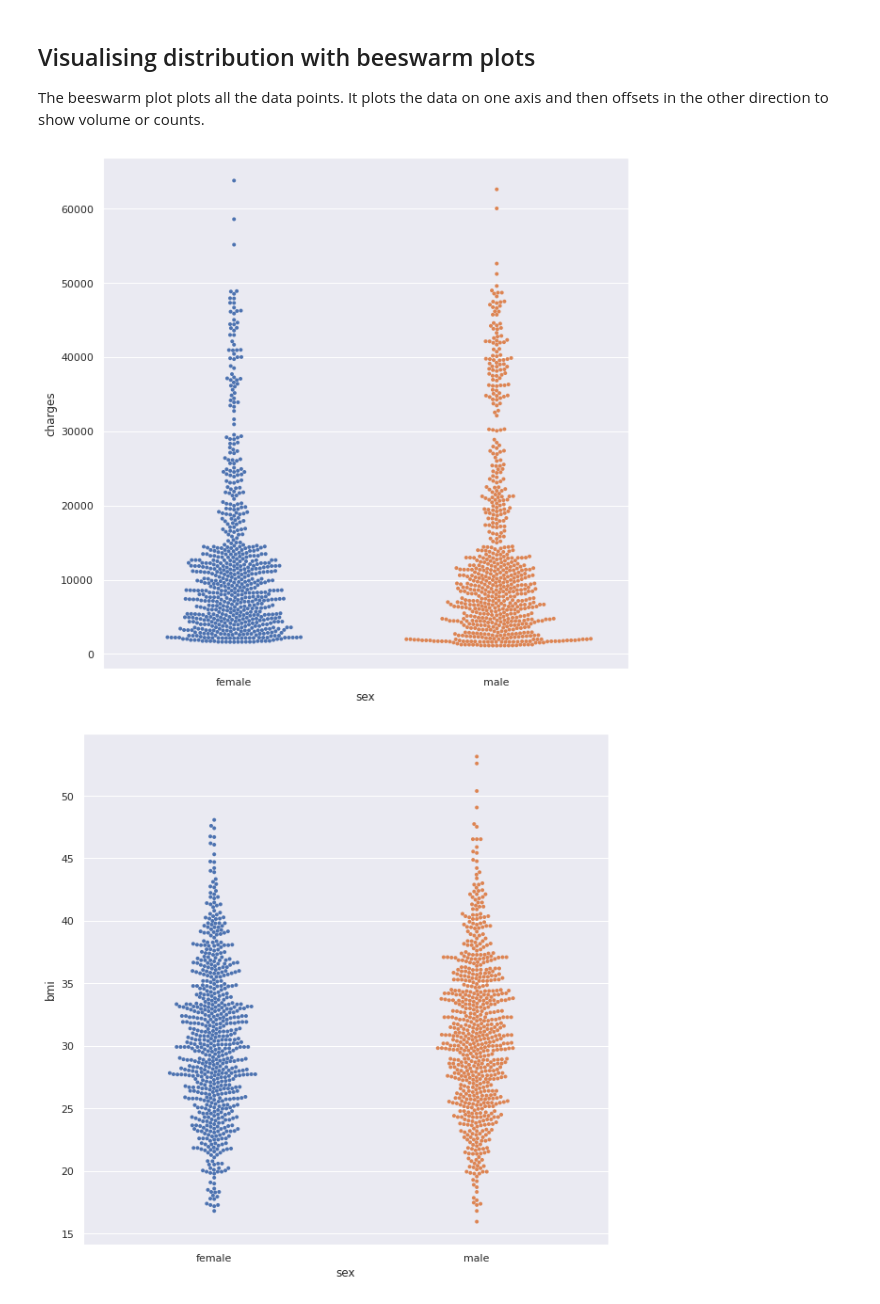
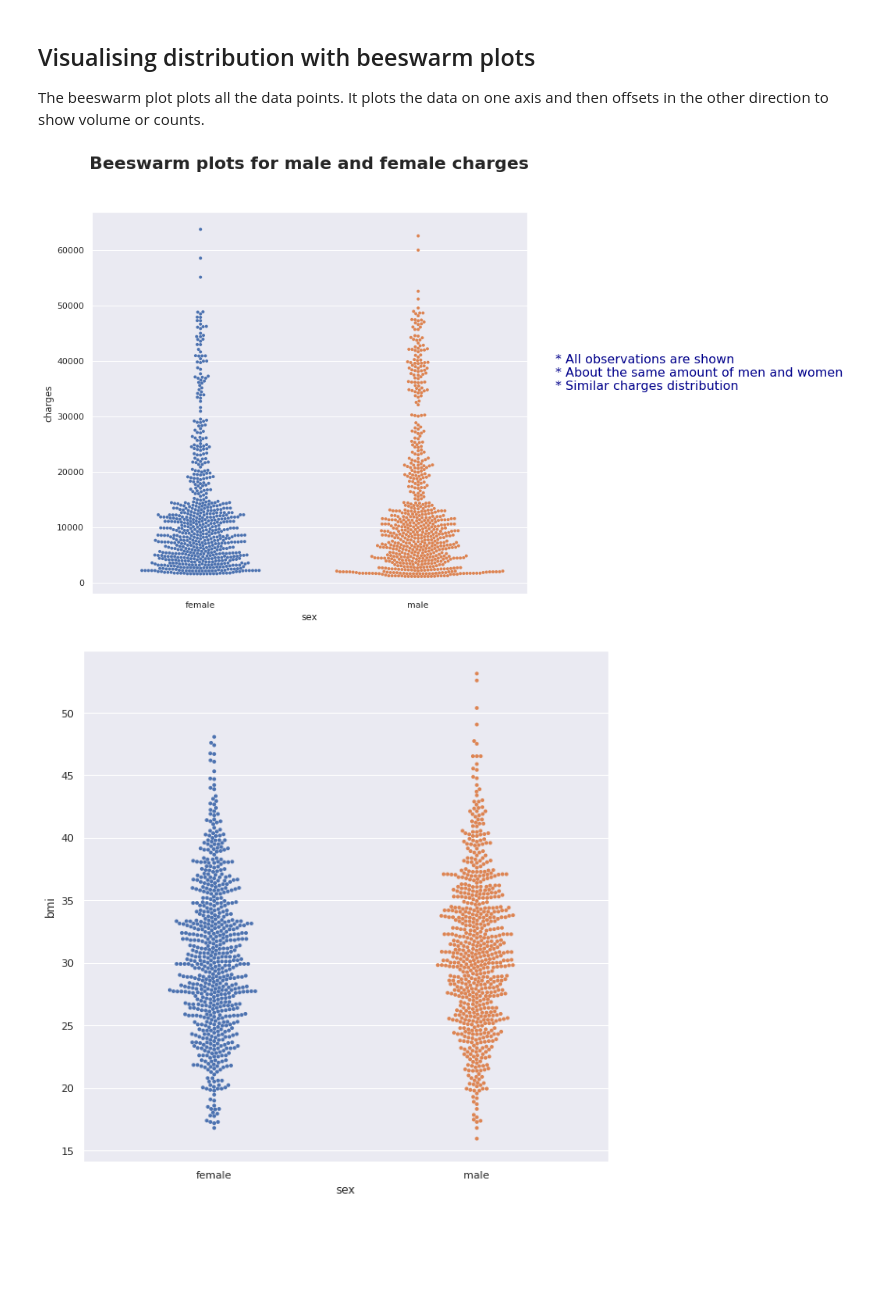
Before and after one commit to graceuche/northeastern-final-project, a Jupyter notebook: visual_analysis.ipynb, the cells around one changed output. Saved outputs shown, nothing was run; the diff lists cells and outputs as text; code cells hidden in the pictures; blank space fills up the shorter version.

```diff
--- a/visual_analysis.ipynb
+++ b/visual_analysis.ipynb
@@ -126,16 +142,19 @@ The distplots above show that the distribution of charges is right-skewed showin
 The beeswarm plot plots all the data points. It plots the data on one axis and then offsets in the other direction to show volume or counts.
 # %%
 sns.set()
-ax, fig = plt.subplots(figsize=[10,10]) # sets figure size
+ax, fig = plt.subplots(figsize=[10,9]) # sets figure size
 sns.swarmplot(x = 'sex',
               y = 'charges',
               data=insurance_premium,
               s=4)
 plt.xlabel('sex')
 plt.ylabel('charges')
+plt.title("Beeswarm plots for male and female charges", y=1.1, fontweight="bold", fontsize=22)
+ax.text(0.95, 0.6, '* All observations are shown\n* About the same amount of men and women\n* Similar charges distribution', fontsize=16, color='darkblue',
+        verticalalignment='top')
 plt.show()
 # %% [output]
-[figure, old version]
+[figure, new version]
 # %%
 ax, fig = plt.subplots(figsize=[10,10]) # sets figure size
 sns.swarmplot(x = 'sex', y = 'bmi',data=insurance_premium,s=4)
```
Also changed, not shown: parts of 16 cells of this notebook.
